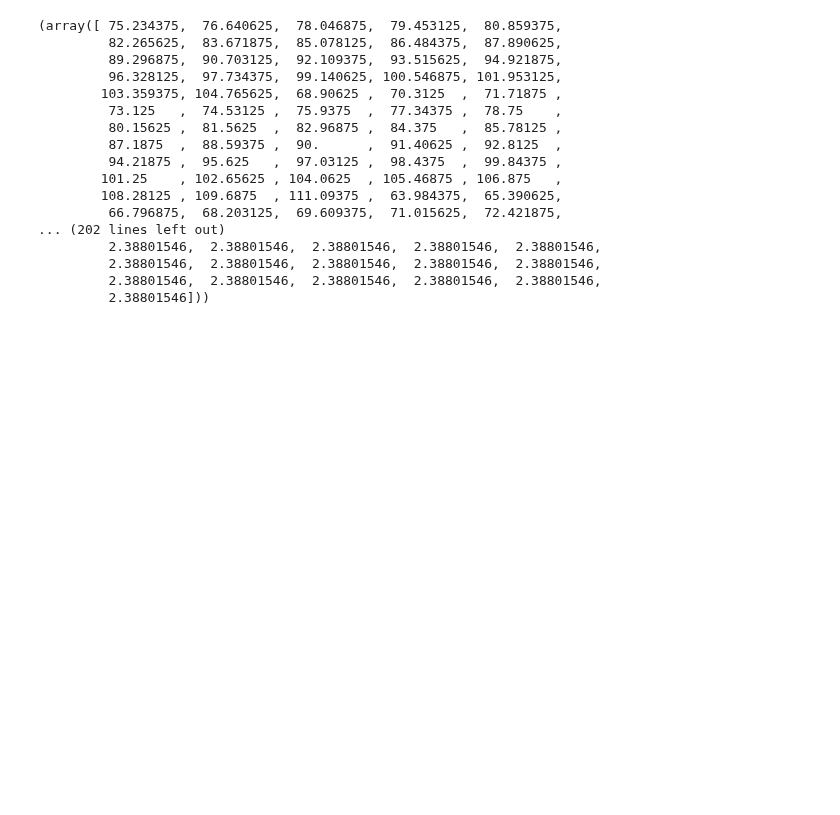
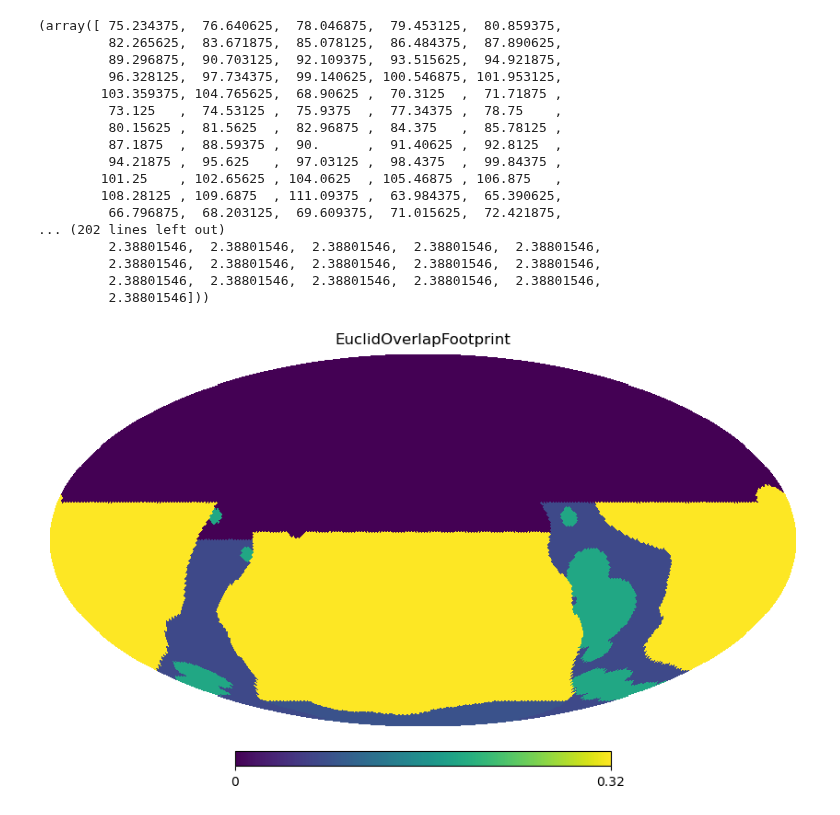
Before and after one commit to yoachim/23_Scratch, a Jupyter notebook: footprint_check/check_footprint.ipynb, the cells around one changed output. Cells and saved outputs as stored; diff of their text form; code cells hidden in the pictures; blank space fills up the shorter version.

Commit message:
footprint check

```diff
--- a/footprint_check/check_footprint.ipynb
+++ b/footprint_check/check_footprint.ipynb
@@ -180,3 +161,7 @@ hpid2_ra_dec(nside,border_hpids)
          2.38801546,  2.38801546,  2.38801546,  2.38801546,  2.38801546,
          2.38801546,  2.38801546,  2.38801546,  2.38801546,  2.38801546,
          2.38801546]))
+# %%
+hp.mollview(maps_arr['u'], title='EuclidOverlapFootprint')
+# %% [output]
+[figure, added]
```
Also changed, not shown: parts of 7 cells of this notebook.
